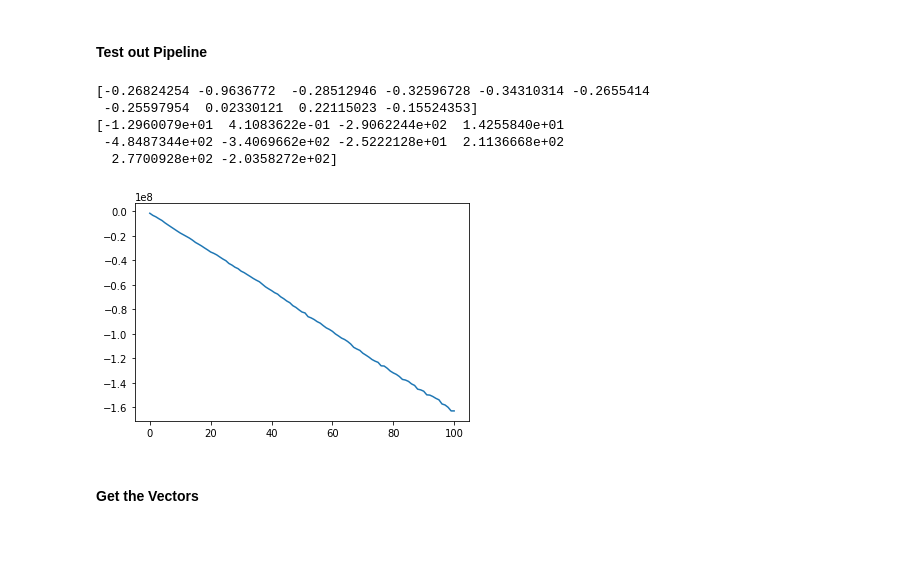
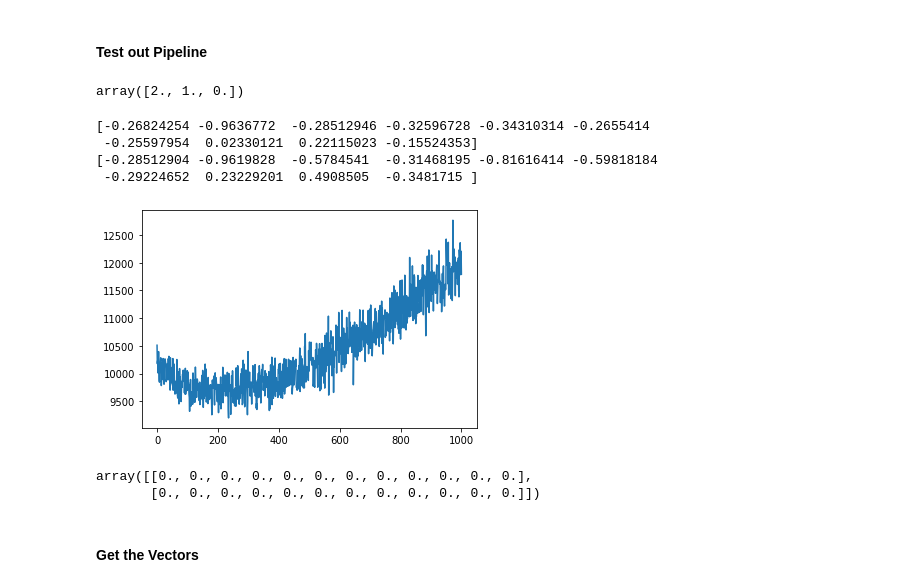
Before and after one commit to taylorhawks/globo-nonlinear-latent-factorization, a Jupyter notebook: Notebook.ipynb, the cells around one changed output. Drawn from its saved outputs; the diff is of its cells as text; code cells hidden in the pictures; blank space fills up the shorter version.

```diff
--- a/Notebook.ipynb
+++ b/Notebook.ipynb
@@ -368,18 +368,30 @@ class LinearModel:
     class gradient:
         @staticmethod
         def J(U,Vd,Vdbar, size=8, embedding_size=250,hinge_param=1):
-            #?? this needs to be modified to allow for more items per user for better cost function calculation
-            #test_size - items to use for calculation, should be multiple of "size"
+
+
+
+            # if it's less than zero, give zero
+            # otherwise,
+#             return np.sum(
+#                 np.multiply(
+#                     hinge_param + np.tensordot(U,Vdbar,axes=(1,2))[0] - np.tensordot(U,Vd,axes=(1,2))[0] > 0,
+#                     np.tensordot(U,Vdbar,axes=(1,2))[0] - np.tensordot(U,Vd,axes=(1,2))[0]
+#                 )
+#             )
+
+
+            cost = hinge_param + np.tensordot(U,Vdbar,axes=(1,2))[0] - np.tensordot(U,Vd,axes=(1,2))[0]
             return np.sum(
-                np.multiply(
-                    hinge_param + np.tensordot(U,Vdbar,axes=(1,2))[0] - np.tensordot(U,Vd,axes=(1,2))[0] < 0,
-                    np.tensordot(U,Vdbar,axes=(1,2))[0] - np.tensordot(U,Vd,axes=(1,2))[0]
+                np.max(
+                    [np.zeros((U.shape[0],size)), cost], axis = 0
                 )
             )
 
         @staticmethod
         def dJ(U,Vd,Vdbar,size=8,embedding_size=250,hinge_param=1):
             #conditional derivitive
+
             return np.sum(
                 (
                     hinge_param + np.tensordot(U,Vdbar,axes=(1,2))[0]
@@ -444,7 +456,7 @@ class LinearModel:
                     self.U,
                     self.Vd.repeat(test_size/size,axis=1),
                     Vdbar_big,
-                    size=8,
+                    size=test_size,
                     embedding_size=250,
                     hinge_param=1
                 )
@@ -474,18 +486,26 @@ class LinearModel:
                 max_iterations=max_iterations)
 # %% [markdown]
 #### Test out Pipeline
+# %%
+np.max([np.zeros(3),[2,1,-1]],axis=0)
+# %% [output]
+array([2., 1., 0.])
 # %%
 lm = LinearModel(df_x,embeddings,size=8, embeddings_size=250, T=1)
 print(lm.U[0,0:10])
-lm.SGD_vectorized(test=True,alpha=1, max_iterations=100, )
+lm.SGD_vectorized(test=True,alpha=0.0001, max_iterations=1000, test_size=128)
 print(lm.U[0,0:10])
 # %% [output]
 [-0.26824254 -0.9636772  -0.28512946 -0.32596728 -0.34310314 -0.2655414
  -0.25597954  0.02330121  0.22115023 -0.15524353]
-[-1.2960079e+01  4.1083622e-01 -2.9062244e+02  1.4255840e+01
- -4.8487344e+02 -3.4069662e+02 -2.5222128e+01  2.1136668e+02
-  2.7700928e+02 -2.0358272e+02]
+[-0.28512904 -0.9619828  -0.5784541  -0.31468195 -0.81616414 -0.59818184
+ -0.29224652  0.23229201  0.4908505  -0.3481715 ]
-[figure, old version]
+[figure, new version]
+# %%
+np.zeros([2,12])
+# %% [output]
+array([[0., 0., 0., 0., 0., 0., 0., 0., 0., 0., 0., 0.],
+       [0., 0., 0., 0., 0., 0., 0., 0., 0., 0., 0., 0.]])
 # %% [markdown]
 #### Get the Vectors
 # %%
```
Also changed, not shown: parts of 1 cell of this notebook.
